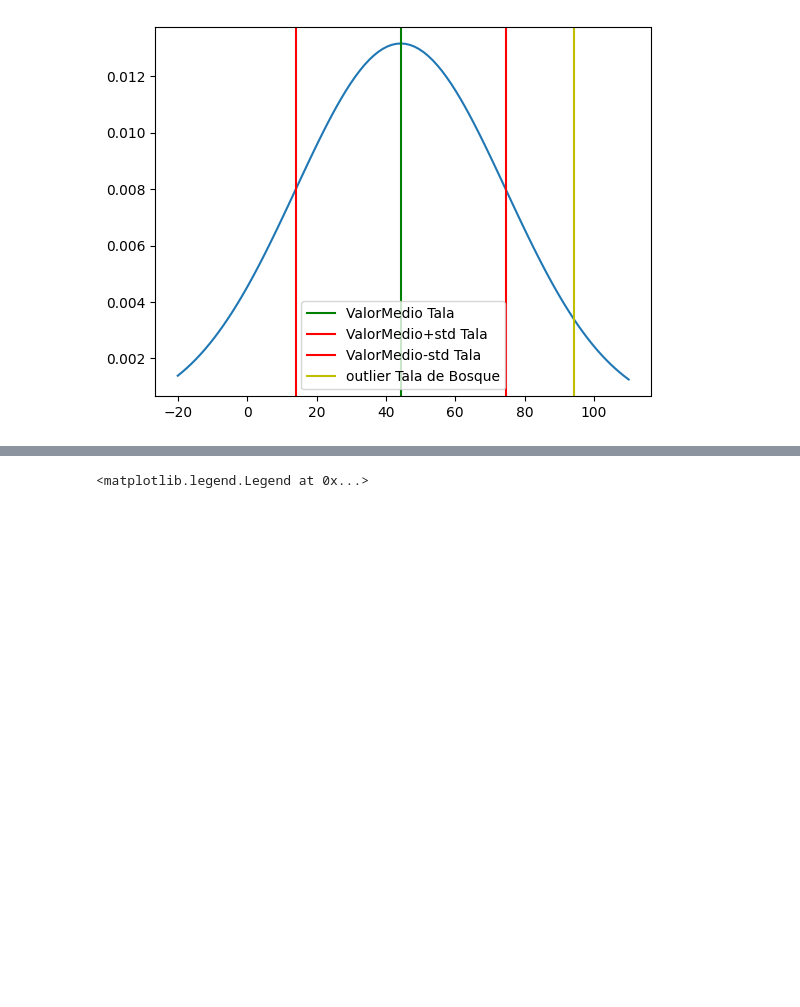
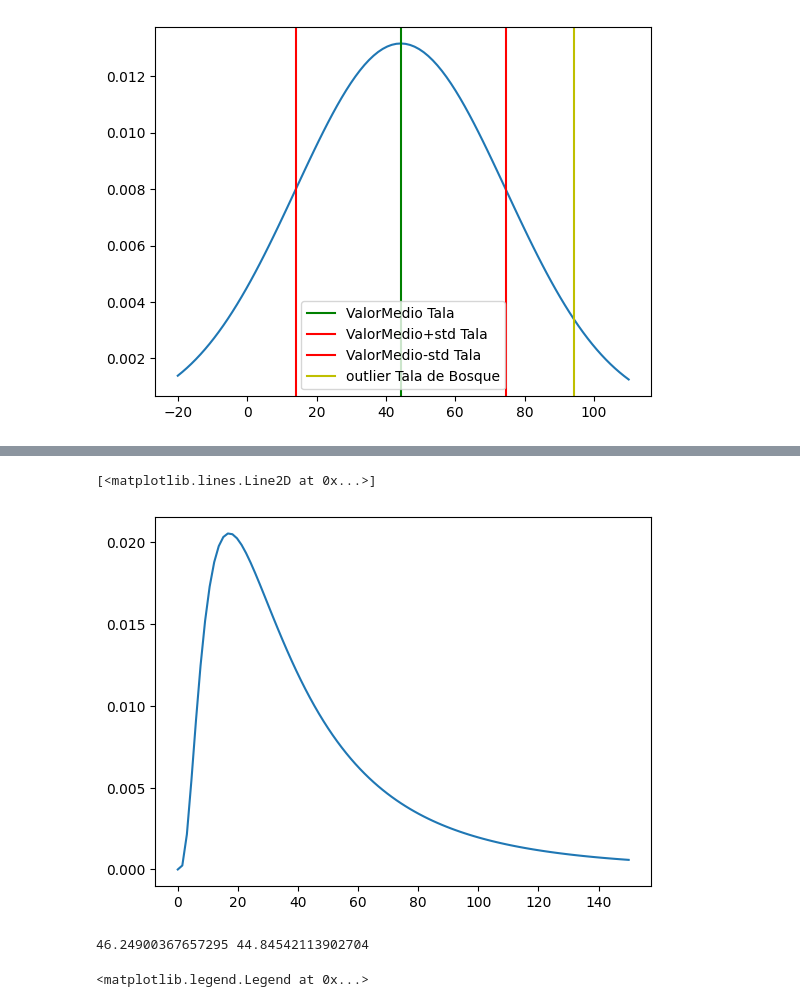
Before and after one commit to asegura4488/CienciaDatos, a Jupyter notebook: Semana4/QuejasAmbientales.ipynb, the cells around one changed output, grey strips where cells are left out. Cells and saved outputs as stored; diff of their text form; code cells hidden in the pictures; blank space fills up the shorter version.

Commit message:
OK, ajuste log normal

```diff
--- a/Semana4/QuejasAmbientales.ipynb
+++ b/Semana4/QuejasAmbientales.ipynb
@@ -283,3 +283,14 @@ plt.legend()
 # %% [output]
 <matplotlib.legend.Legend at 0x...>
 [figure]
+# %%
+# Hagamos el ajuste lognormal
+# Calculamos el promedio
+Mean = 0.
+i = 0
+for municipio in TalaBosques.keys():
+    yi = np.log(TalaBosques[municipio])
+    print(municipio,Probabilidad[municipio],yi,TalaBosques[municipio])
+    Mean += Probabilidad[municipio]*yi
+    i+=1
+Mean
@@ -285,0 +316,7 @@ plt.legend()
+# %%
+Varianza = 0.
+for municipio in TalaBosques.keys():
+    yi = np.log(TalaBosques[municipio])
+    print(municipio,Probabilidad[municipio],yi,TalaBosques[municipio])
+    Varianza += Probabilidad[municipio]*(yi-Mean)**2
+Varianza
@@ -285,0 +342,11 @@ plt.legend()
+# %%
+std = np.sqrt(Varianza)
+from scipy.stats import lognorm
+# %%
+x = np.linspace(0.001, 150, 100)
+pdf_vals = lognorm.pdf(x, s=std,loc=0, scale=np.exp(Mean))
+pdf_vals
+plt.plot(x,pdf_vals)
+# %% [output]
+[<matplotlib.lines.Line2D at 0x...>]
+[figure, added]
@@ -286,3 +358,11 @@ plt.legend()
+# %%
+mean_x = np.exp(mu_log + 0.5*sigma_log**2)
+var_x  = (np.exp(sigma_log**2) - 1) * np.exp(2*mu_log + sigma_log**2)
+sd_x   = np.sqrt(var_x)
+print(mean_x,sd_x)
+# EL valor medio es muy similar, pero la varianza es más grande, devido a la cola largar de la log normal
+# %% [output]
+46.24900367657295 44.84542113902704
 # %%
 ax = CrossAfectacion.plot( kind= 'barh', stacked=True )
 ax.axvline( ValorMedio, color='g', label='ValorMedio Tala' )
```
Also changed, not shown: parts of 5 cells of this notebook.
